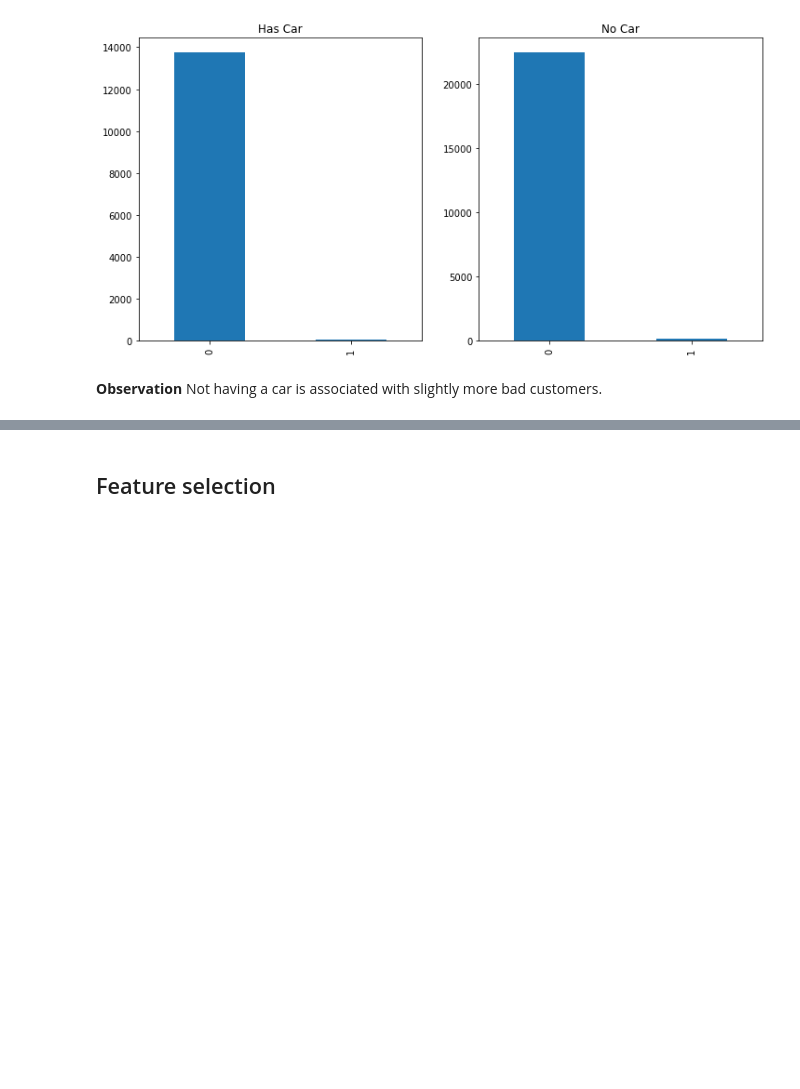
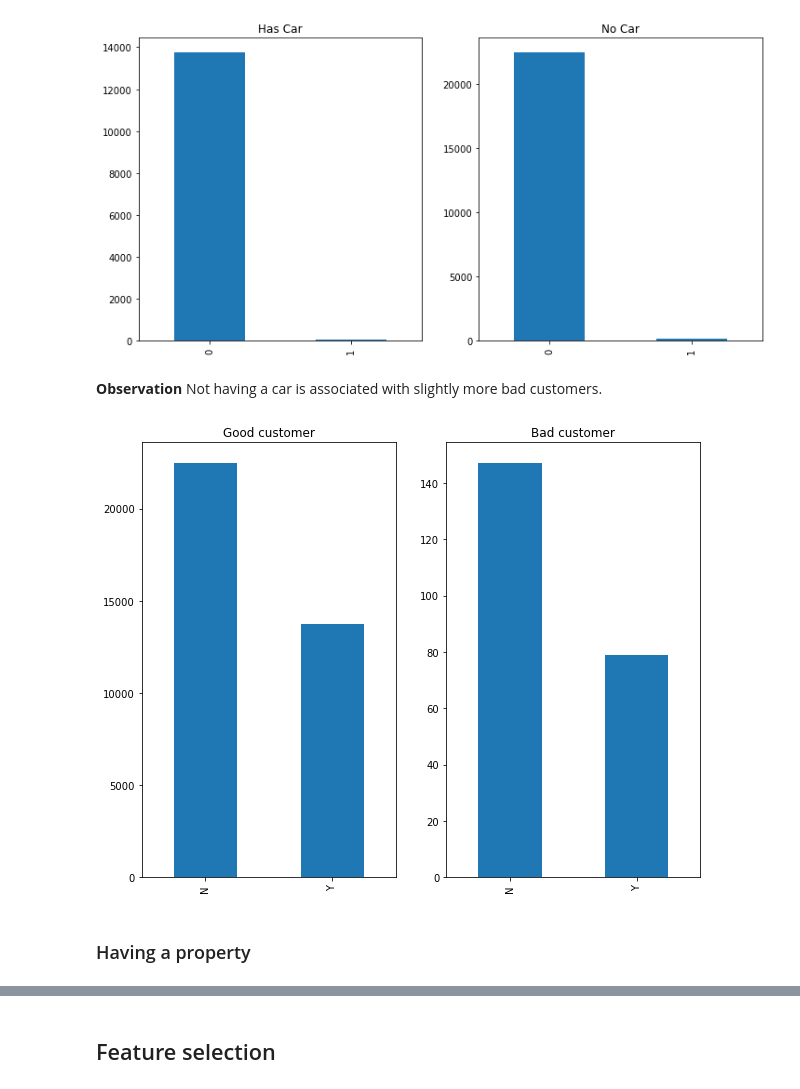
Before and after one commit to jmoschos/Credit-score-approval, a Jupyter notebook: Credit_score.ipynb, the cells around one changed output, grey strips where cells are left out. Cells and saved outputs as stored; diff of their text form; code cells hidden in the pictures; blank space fills up the shorter version.

```diff
--- a/Credit_score.ipynb
+++ b/Credit_score.ipynb
@@ -416,3 +433,16 @@ plt.show()
 [figure]
 # %% [markdown]
 **Observation** Not having a car is associated with slightly more bad customers.
+# %%
+nrow = 1
+ncol = 2
+
+fig, axes = plt.subplots(nrow,ncol, figsize = (10,8))
+
+for i,label in enumerate(labels):
+    label.FLAG_OWN_CAR.value_counts().plot(kind = "bar", ax = axes[i])
+    axes[i].set_title("Good customer" if label.Label.unique()==0 else "Bad customer")
+# %% [output]
+[figure, added]
+# %% [markdown]
+### Having a property
```
Also changed, not shown: parts of 12 cells of this notebook.
